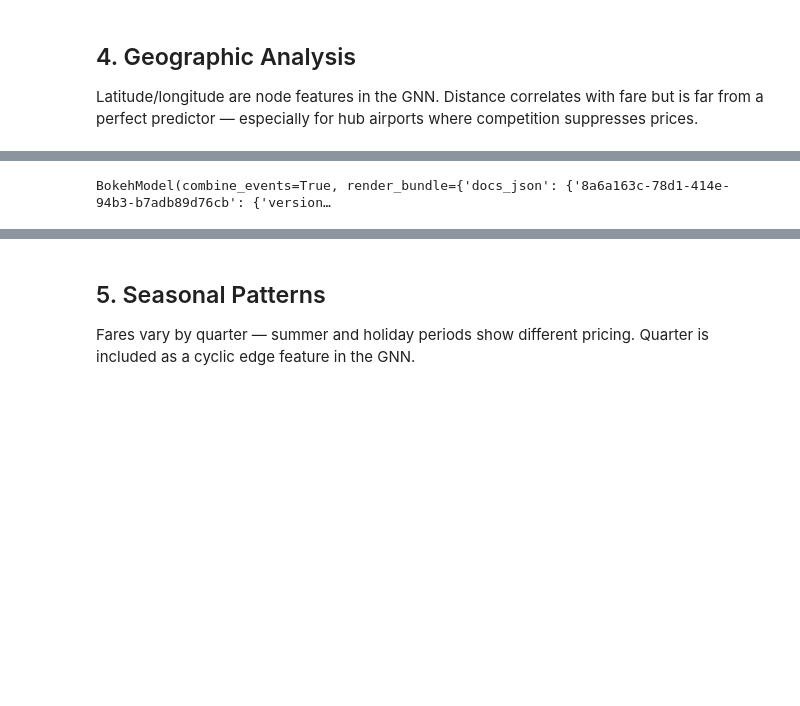
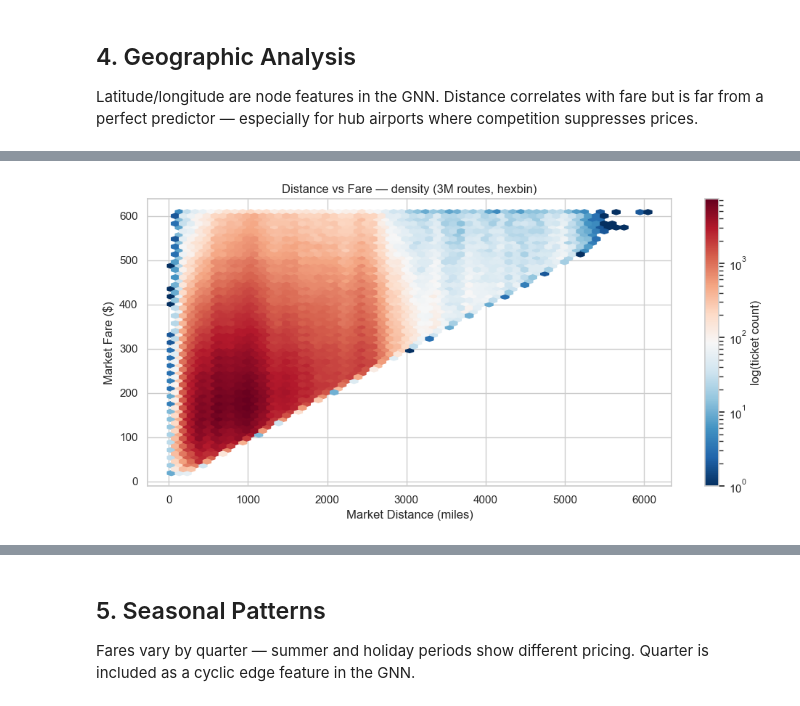
Before and after one commit to normangw/6600-neural-networks, a Jupyter notebook: technical-details/eda/eda.ipynb, the cells around one changed output, grey strips where cells are left out. Saved outputs shown, nothing was run; the diff lists cells and outputs as text; code cells hidden in the pictures; blank space fills up the shorter version.

```diff
--- a/technical-details/eda/eda.ipynb
+++ b/technical-details/eda/eda.ipynb
@@ -164,25 +164,19 @@ Avg routes per airport: 189.1
 
 Latitude/longitude are node features in the GNN. Distance correlates with fare but is far from a perfect predictor — especially for hub airports where competition suppresses prices.
 # %%
-import hvplot.pandas
-import holoviews as hv
-hv.extension('bokeh')
-
-# --- Distance vs Fare: hvplot + datashader (interactive, 3M sample points) ---
 fare_cap = df_sample['MARKET_FARE'].quantile(0.99)
 df_ds = df_sample[df_sample['MARKET_FARE'] <= fare_cap].copy()
-df_ds['QUARTER'] = df_ds['QUARTER'].astype(str).astype('category')
 
-plot = df_ds.hvplot.scatter(
-    'MARKET_DISTANCE', 'MARKET_FARE',
-    by='QUARTER',
-    datashade=True,
-    dynspread=True,
-    color_key=Q_COLORS,
-    width=700, height=450,
-    xlabel='Market Distance (miles)',
-    ylabel='Market Fare ($)',
-    title='Distance vs Fare — 3M routes (datashader, colored by Quarter)'
+fig, ax = plt.subplots(figsize=(10, 5))
+hb = ax.hexbin(
+    df_ds['MARKET_DISTANCE'], df_ds['MARKET_FARE'],
+    gridsize=60, cmap='RdBu_r', bins='log',
+    mincnt=1
 )
-plot
+plt.colorbar(hb, ax=ax, label='log(ticket count)')
+ax.set_xlabel('Market Distance (miles)')
+ax.set_ylabel('Market Fare ($)')
+ax.set_title('Distance vs Fare — density (3M routes, hexbin)')
+plt.tight_layout()
+plt.show()
 # %% [output]
@@ -194,4 +183,4 @@ plot
-BokehModel(combine_events=True, render_bundle={'docs_json': {'8a6a163c-78d1-414e-94b3-b7adb89d76cb': {'version…
+[figure, added]
 # %%
 # --- US Airport Map: size = degree, color = mean fare (RdBu_r) ---
 airport_stats = (
```
Also changed, not shown: parts of 11 cells of this notebook, 2 other files.
